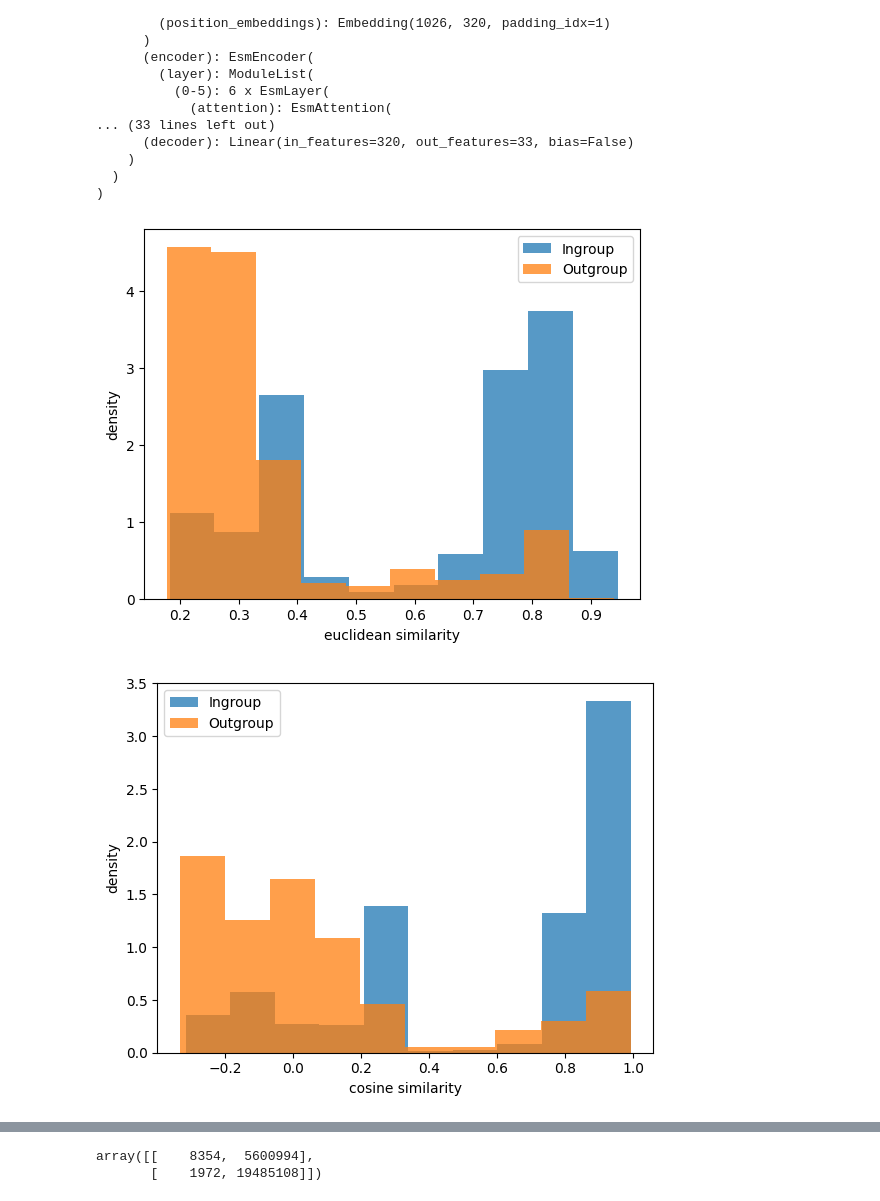
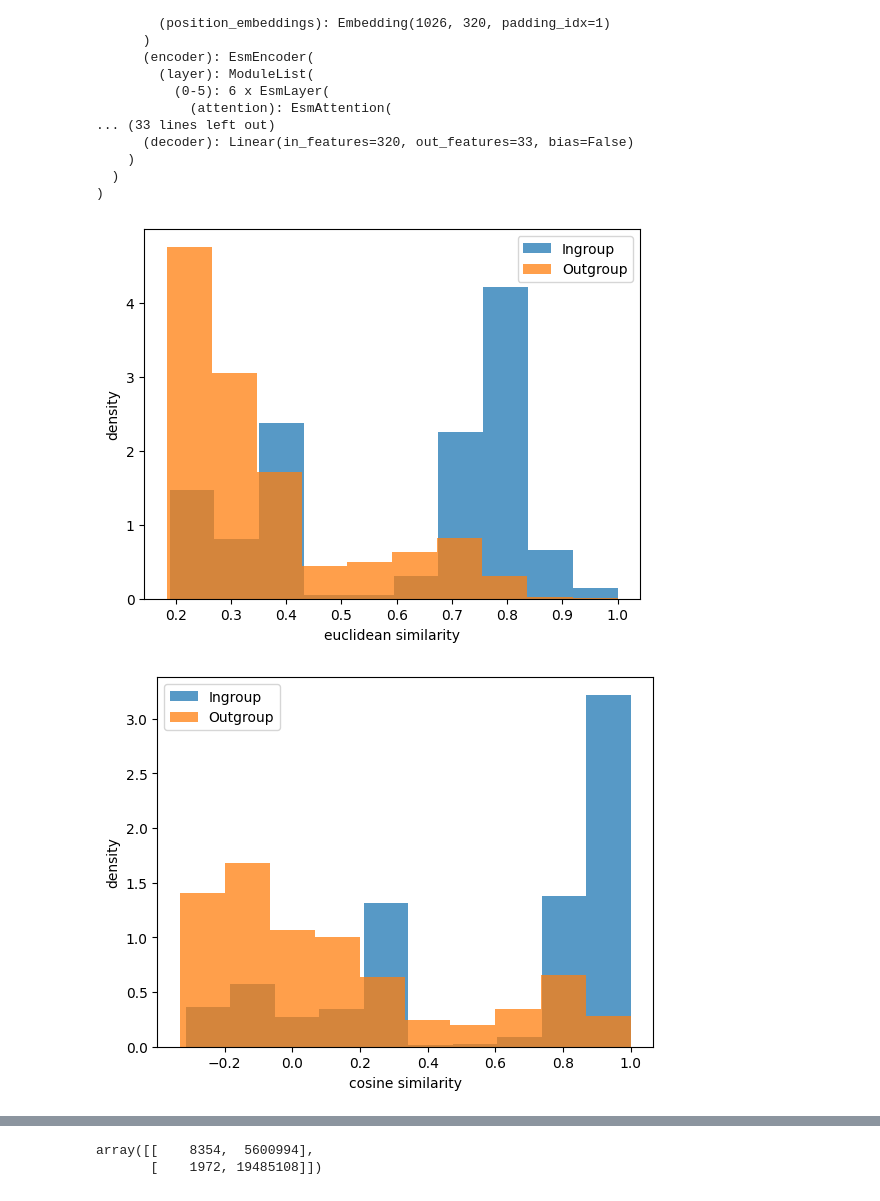
Before and after one commit to pirl-unc/ace, a Jupyter notebook: notebooks/sequence_properties.ipynb, the cells around one changed output, grey strips where cells are left out. Saved outputs shown, nothing was run; the diff lists cells and outputs as text; code cells hidden in the pictures.

```diff
--- a/notebooks/sequence_properties.ipynb
+++ b/notebooks/sequence_properties.ipynb
@@ -414,15 +399,16 @@ def calculate_embedding_similarity(embeddings, similarity_fxn):
     similarities = []
     for i in range(len(embeddings)):
         for j in range(i+1, len(embeddings)):
-            embedding1 = embeddings[i]
+            embedding1 = embeddings[i]ratio
             embedding2 = embeddings[j]
-            if np.array_equal(embedding1, embedding2):
-                continue
             similarities.append(similarity_fxn(embedding1, embedding2))
     return similarities
 
-def get_embedding_similarities(df, model=ESM2_MODEL, tokenizer=ESM2_TOKENIZER, n=100, similarity='cosine'):
-    """Calculate in/outgroup similarities for all CDR3b sequences in a dataframe"""
+def get_embedding_similarities(ingroup_peptides, outgroup_peptides, model=ESM2_MODEL, tokenizer=ESM2_TOKENIZER, similarity='cosine'):
+    """
+    Calculate in/outgroup similarities for all CDR3b sequences in a dataframe
+    """
+
     if similarity == 'cosine':
         similarity = cosine_similarity
     elif similarity == 'euclidean':
@@ -432,13 +418,19 @@ def get_embedding_similarities(df, model=ESM2_MODEL, tokenizer=ESM2_TOKENIZER, n
 
     ingroup_similarities = []
     outgroup_similarities = []
-    cdr3bs = df['CDR3b'].unique()
-    total = len(cdr3bs)
-    for i, cdr3b in enumerate(tqdm(cdr3bs, total=total)):
-        ingroup_embeddings = embed_sequences(sample_ingroup_peptides(cdr3b, df, n=n), model, tokenizer)
-        outgroup_embeddings = embed_sequences(sample_outgroup_peptides(cdr3b, df, n=n), model, tokenizer)
-        ingroup_similarities += calculate_embedding_similarity(ingroup_embeddings, similarity)
-        outgroup_similarities += calculate_embedding_similarity(outgroup_embeddings, similarity)
+
+    # Embeddings for all ingroup/outgroup samples
+    ingroup_embeddings = [embed_sequences(ingroup_sample, model, tokenizer) for ingroup_sample in ingroup_peptides]
+    outgroup_embeddings = [embed_sequences(outgroup_sample, model, tokenizer) for outgroup_sample in outgroup_peptides]
+
+    # Calculate similarities for the list of embeddings
+    ingroup_similarities += [calculate_embedding_similarity(ingroup_embedding, similarity) for ingroup_embedding in ingroup_embeddings]
+    outgroup_similarities += [calculate_embedding_similarity(outgroup_embedding, similarity) for outgroup_embedding in outgroup_embeddings]
+
+    # Flatten the list of lists
+    ingroup_similarities = [item for sublist in ingroup_similarities for item in sublist]
+    outgroup_similarities = [item for sublist in outgroup_similarities for item in sublist]
+
     return ingroup_similarities, outgroup_similarities
 # %% [markdown]
 ### Pre-Trained (No Fine-Tuning)
@@ -809,7 +802,7 @@ plt.show()
 ### Load Model from Checkpoint
 # %%
 device = torch.device('cuda' if torch.cuda.is_available() else 'cpu')
-model.load_state_dict(torch.load("trained_model3.pt", map_location=device))
+model.load_state_dict(torch.load("../saved_models/trained_model3.pt", map_location=device))
 model.to(device)
 # %% [output]
 AceNeuralEngine(
@@ -831,23 +824,23 @@ AceNeuralEngine(
 )
 # %%
 sim = 'euclidean'
-ingroup_sims, outgroup_sims = get_embedding_similarities(data_df2, model=model, n=100, similarity=sim)
-plt.hist(ingroup_sims, alpha=0.75, density=True, label='Ingroup')
-plt.hist(outgroup_sims, alpha=0.75, density=True, label='Outgroup')
+ingroup_euclidean, outgroup_euclidean = get_embedding_similarities(ingroup_peptides, outgroup_peptides, model=model, similarity=sim)
+plt.hist(ingroup_euclidean, alpha=0.75, density=True, label='Ingroup')
+plt.hist(outgroup_euclidean, alpha=0.75, density=True, label='Outgroup')
 plt.xlabel(f'{sim} similarity')
 plt.ylabel('density')
 plt.legend()
 plt.show()
 # %% [output]
-[figure, old version]
+[figure, new version]
 # %%
 sim = 'cosine'
-ingroup_sims, outgroup_sims = get_embedding_similarities(data_df2, model=model.model, n=100, similarity=sim)
-plt.hist(ingroup_sims, alpha=0.75, density=True, label='Ingroup')
-plt.hist(outgroup_sims, alpha=0.75, density=True, label='Outgroup')
+ingroup_cosine, outgroup_cosine = get_embedding_similarities(ingroup_peptides, outgroup_peptides, model=model, similarity=sim)
+plt.hist(ingroup_cosine, alpha=0.75, density=True, label='Ingroup')
+plt.hist(outgroup_cosine, alpha=0.75, density=True, label='Outgroup')
 plt.xlabel(f'{sim} similarity')
 plt.ylabel('density')
 plt.legend()
 plt.show()
 # %% [output]
-[figure, old version]
+[figure, new version]
```
Also changed, not shown: parts of 19 cells of this notebook, 2 other files.
